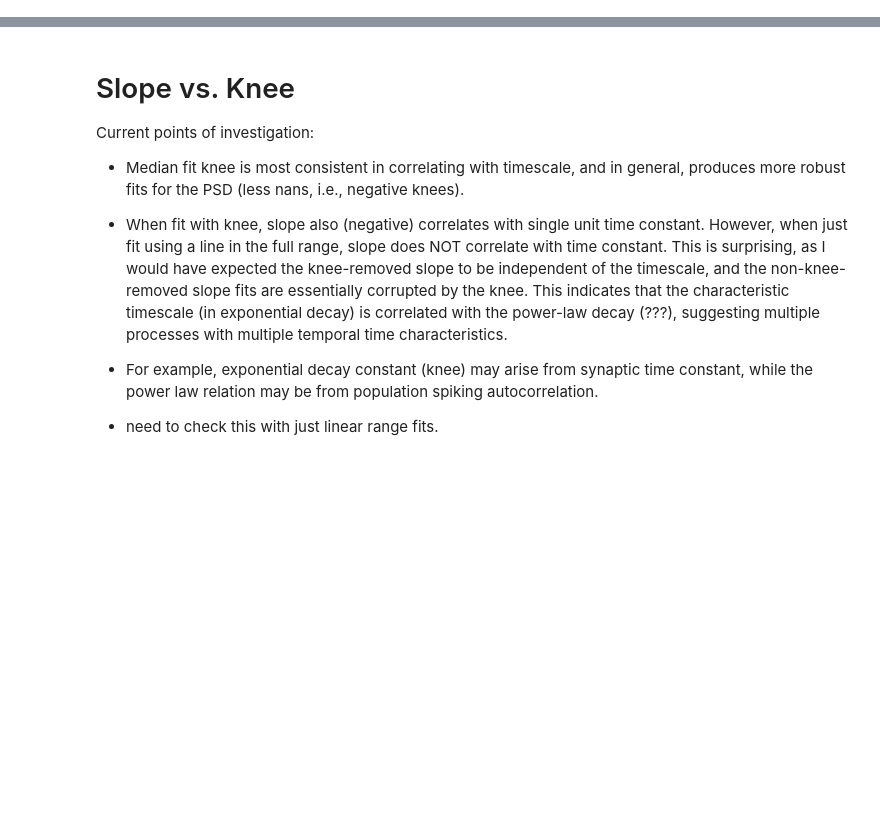
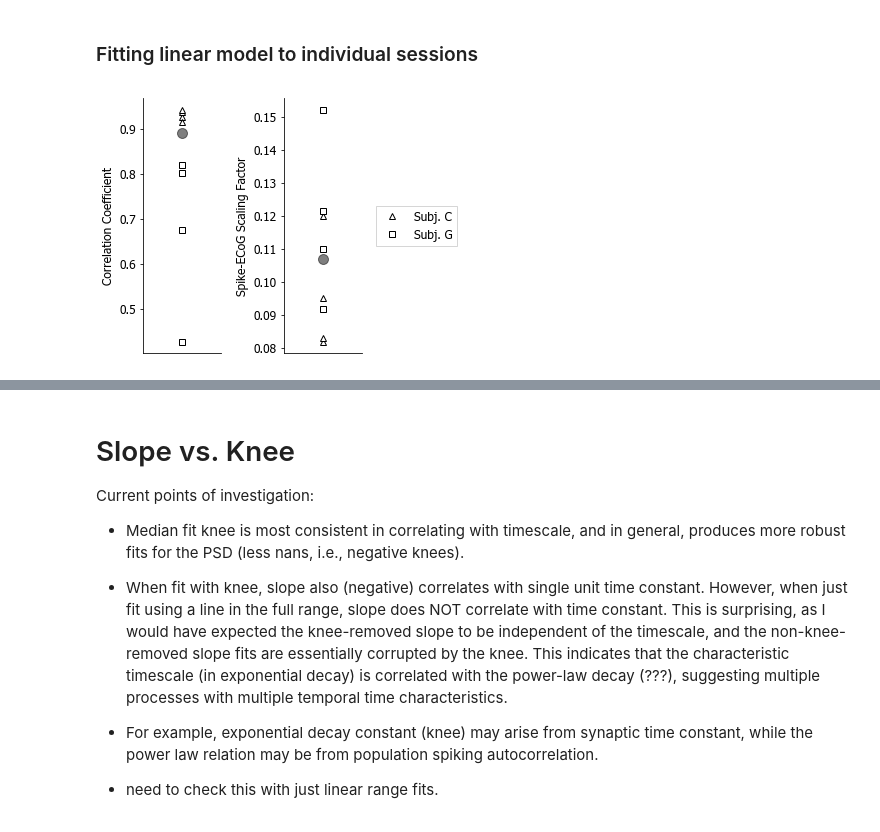
Before and after one commit to rdgao/field-echos, a Jupyter notebook: notebooks/viz_NeuroTycho-SU.ipynb, the cells around one changed output, grey strips where cells are left out. Cells and saved outputs as stored; diff of their text form; code cells hidden in the pictures; blank space fills up the shorter version.

```diff
--- a/notebooks/viz_NeuroTycho-SU.ipynb
+++ b/notebooks/viz_NeuroTycho-SU.ipynb
@@ -266,0 +100,24 @@ However, there is a conversion factor of ~0.1 from ECoG to spiking, i.e. ECoG ti
+# %% [markdown]
+### Fitting linear model to individual sessions
+# %%
+ecog_ts_mat = np.array([ecog_ts_avg[k] for k in cell_ts.keys()])
+cell_ts_mat = np.array([cell_ts_avg[k][0] for k in cell_ts.keys()])
+session_stats = np.array([stats.linregress(cell_ts_mat, ecog_ts_mat[:,i]) for i in range(ecog_ts_mat.shape[1])])
+
+plt.figure(figsize=(4,4))
+plt.subplot(1,2,1)
+for s_i, s in enumerate(sesh_mkrs): plt.plot(0, session_stats[s_i,2],mec='k', mfc='w', ms=6, marker=s)
+plt.plot(0, r,'ko', ms=10, alpha=0.5)
+sns.despine(); plt.xticks([]); plt.ylabel('Correlation Coefficient')
+
+plt.subplot(1,2,2)
+for s_i, s in enumerate(sesh_mkrs): plt.plot(0, session_stats[s_i,0], mec='k', mfc='w', ms=6, marker=s)
+plt.plot(0, m,'ko', ms=10, alpha=0.5)
+sns.despine(); plt.xticks([]); plt.ylabel('Spike-ECoG Scaling Factor')
+
+lg = plt.legend(['Subj. C','Subj. G'], bbox_to_anchor= (2.3, 0.6), fancybox=False)
+for l in lg.legendHandles: l.set_linewidth(0)
+plt.tight_layout();
+if save_plot: plt.savefig(fig_path%('NT_EcoGSpikeScaling_'+cond_query), bbox_inches='tight')
+# %% [output]
+[figure, added]
```
Also changed, not shown: parts of 40 cells of this notebook, 38 other files.
